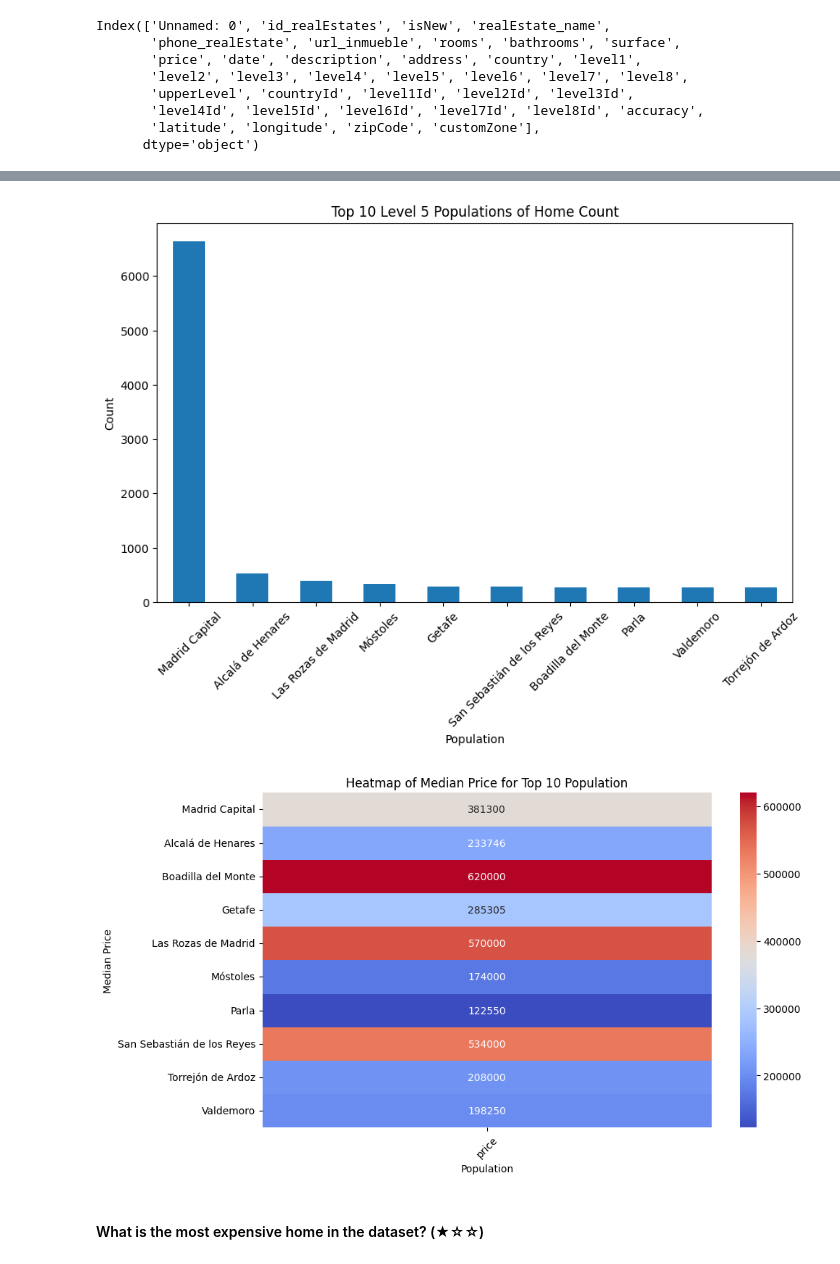
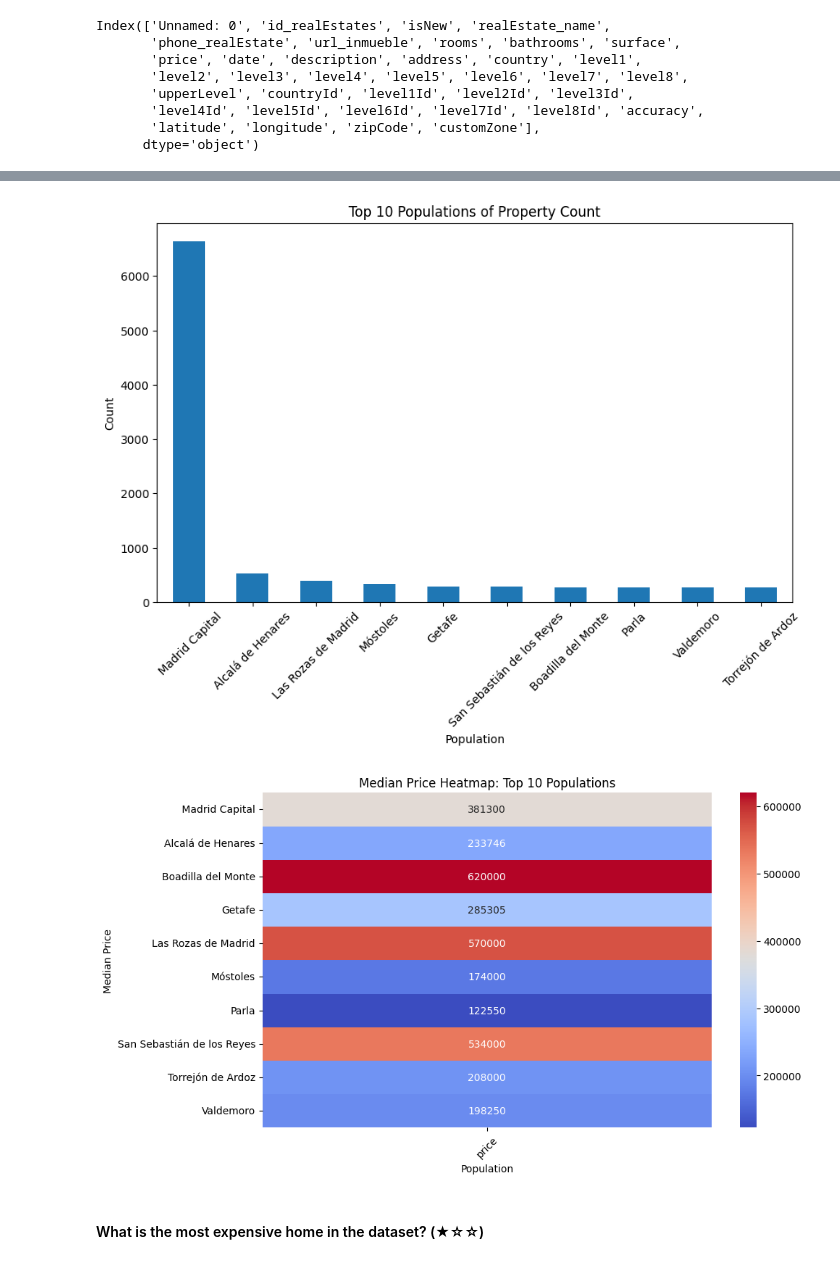
Before and after one commit to rbaset5/realestate-datacleanup-exercise, a Jupyter notebook: notebooks/Project.ipynb, the cells around one changed output, grey strips where cells are left out. Saved outputs shown, nothing was run; the diff lists cells and outputs as text; code cells hidden in the pictures.

```diff
--- a/notebooks/Project.ipynb
+++ b/notebooks/Project.ipynb
@@ -84,22 +84,22 @@ ds.head(5)
 | 4 | 5 | 153180188 | False | ferrari 57 inmobiliaria | 912177526.0 | https://www.fotocasa.es/es/compra... | 2.0 | ... |
 # %%
 house_counts = ds['level5'].value_counts()
-# Top 10 population of homes count
+# Top 10 population of property count
 top_n = 10
 
 top_populations = population_counts.head(top_n)
 
 plt.figure(figsize=(10, 6))
 top_populations.plot(kind='bar')
-plt.title(f'Top {top_n} Populations of Home Count')
+plt.title(f'Top {top_n} Populations of Property Count')
 plt.xlabel('Population')
 plt.ylabel('Count')
 plt.xticks(rotation=45)
 plt.show()
 # %% [output]
-[figure, old version]
+[figure, new version]
 # %%
-top_n = 10  # Top 10 populations of home count
+top_n = 10  # Top 10 populations of property count
 top_populations = ds['level5'].value_counts().head(top_n).index
 subset = ds[ds['level5'].isin(top_populations)]
 
@@ -109,13 +109,13 @@ pivot_table = subset.pivot_table(index='level5', values='price', aggfunc='median
 # Heatmap using seaborn
 plt.figure(figsize=(10, 6))
 sns.heatmap(pivot_table, annot=True, fmt=".0f", cmap='coolwarm')
-plt.title('Heatmap of Median Price for Top 10 Population')
+plt.title('Median Price Heatmap: Top 10 Populations')
 plt.xlabel('Population')
 plt.ylabel('Median Price')
 plt.xticks(rotation=45)
 plt.show()
 # %% [output]
-[figure, old version]
+[figure, new version]
 # %% [markdown]
 #### What is the most expensive home in the dataset? (★☆☆)
 # %%
```
Also changed, not shown: parts of 7 cells of this notebook.
